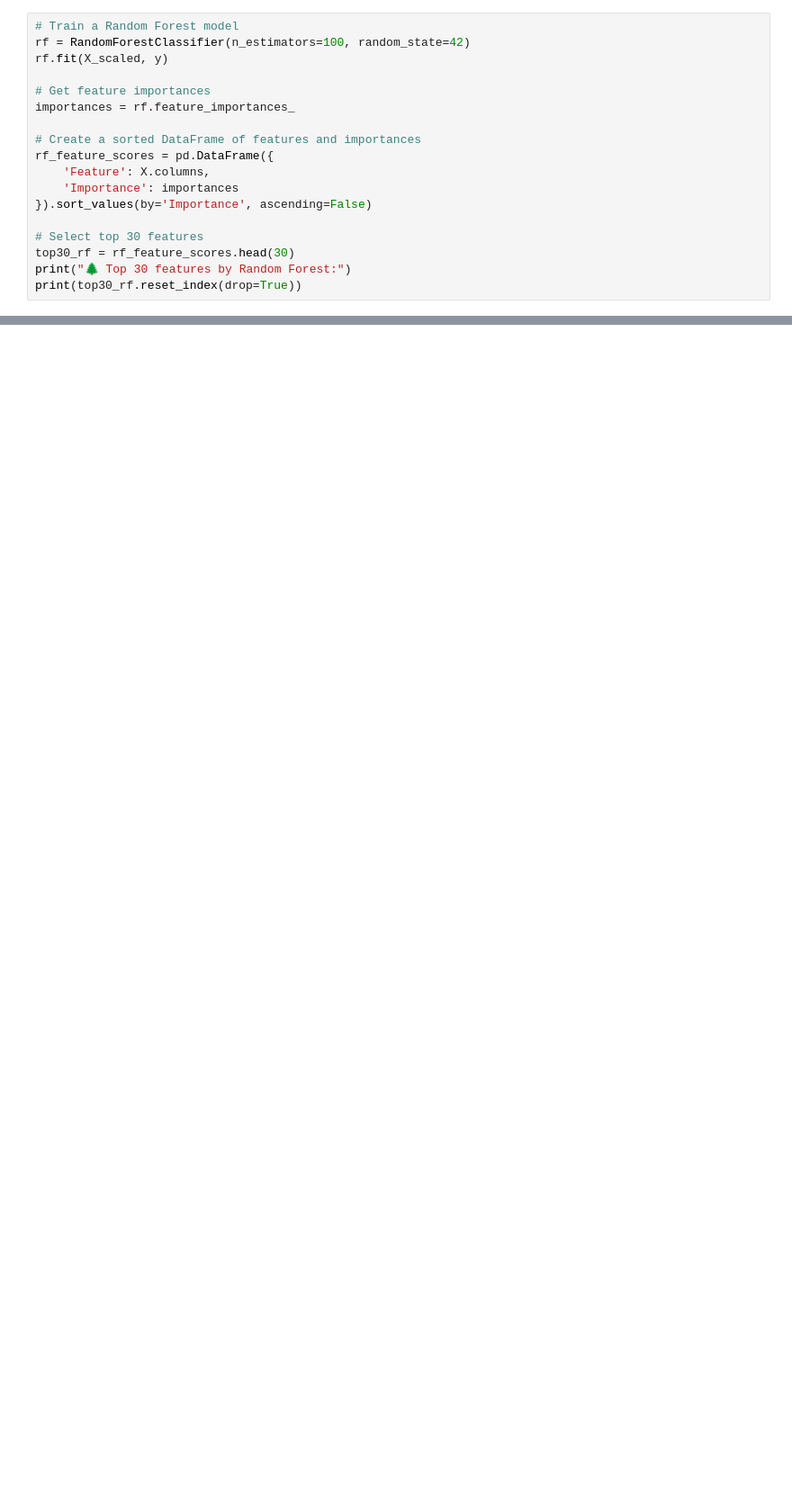
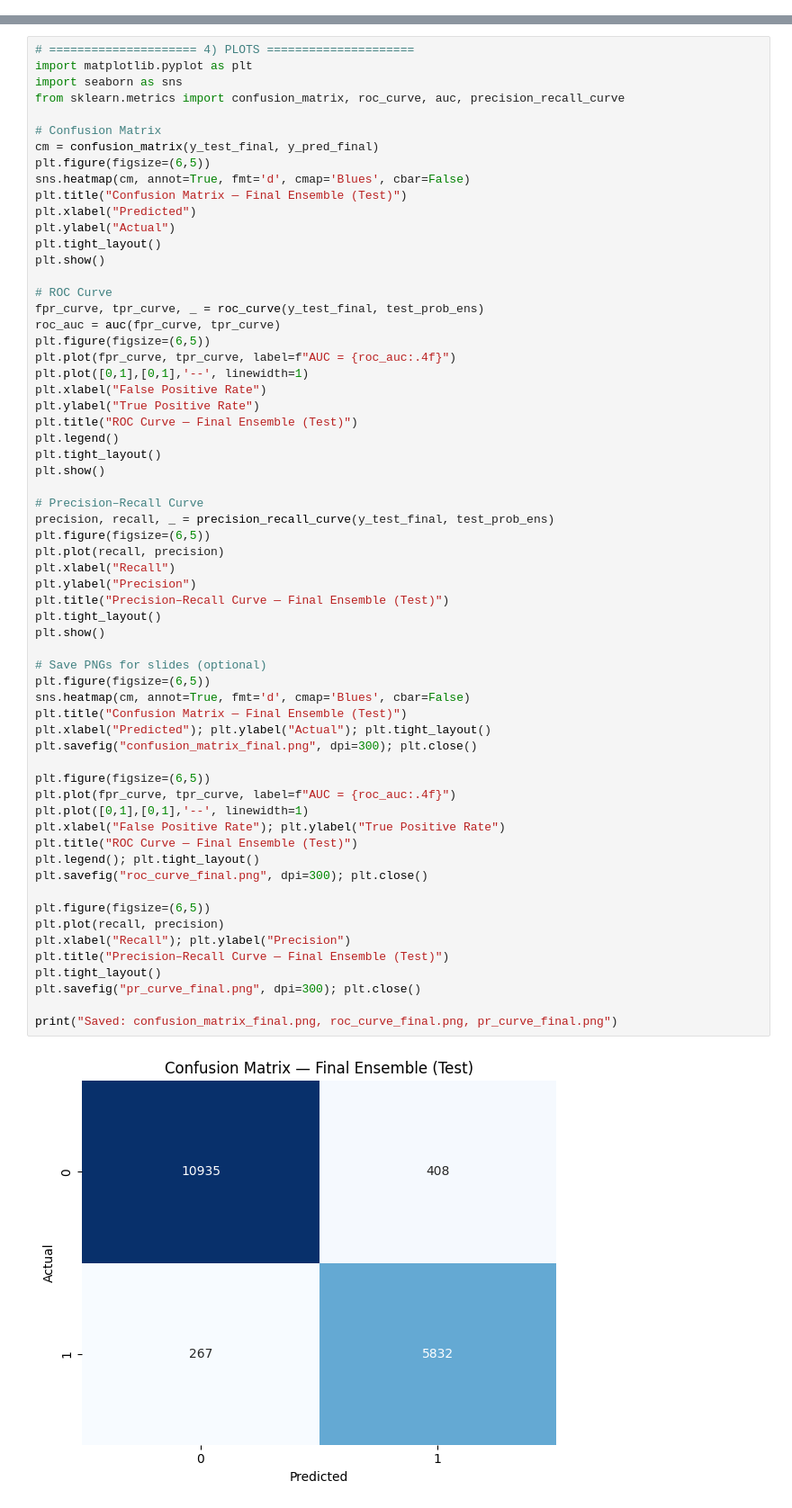
Before and after one commit to Viishnu07/DLI_GroupAE_URLPhishing, a Jupyter notebook: Viishnu_Deep_Learning.ipynb, the cells around one changed output, grey strips where cells are left out. Shown at 90% size. Drawn from its saved outputs; the diff is of its cells as text; blank space fills up the shorter version.

```diff
--- a/Viishnu_Deep_Learning.ipynb
+++ b/Viishnu_Deep_Learning.ipynb
@@ -112,18 +0,0 @@ Select Top 30 Features using Random Forest Feature Importance
-# %%
-# Train a Random Forest model
-rf = RandomForestClassifier(n_estimators=100, random_state=42)
-rf.fit(X_scaled, y)
-
-# Get feature importances
-importances = rf.feature_importances_
-
-# Create a sorted DataFrame of features and importances
-rf_feature_scores = pd.DataFrame({
-    'Feature': X.columns,
-    'Importance': importances
-}).sort_values(by='Importance', ascending=False)
-
-# Select top 30 features
-top30_rf = rf_feature_scores.head(30)
-print("🌲 Top 30 features by Random Forest:")
-print(top30_rf.reset_index(drop=True))
@@ -288,0 +522,64 @@ Achieved F1 = 0.91, target met
+# %%
+# ===================== 4) PLOTS =====================
+import matplotlib.pyplot as plt
+import seaborn as sns
+from sklearn.metrics import confusion_matrix, roc_curve, auc, precision_recall_curve
+
+# Confusion Matrix
+cm = confusion_matrix(y_test_final, y_pred_final)
+plt.figure(figsize=(6,5))
+sns.heatmap(cm, annot=True, fmt='d', cmap='Blues', cbar=False)
+plt.title("Confusion Matrix — Final Ensemble (Test)")
+plt.xlabel("Predicted")
+plt.ylabel("Actual")
+plt.tight_layout()
+plt.show()
+
+# ROC Curve
+fpr_curve, tpr_curve, _ = roc_curve(y_test_final, test_prob_ens)
+roc_auc = auc(fpr_curve, tpr_curve)
+plt.figure(figsize=(6,5))
+plt.plot(fpr_curve, tpr_curve, label=f"AUC = {roc_auc:.4f}")
+plt.plot([0,1],[0,1],'--', linewidth=1)
+plt.xlabel("False Positive Rate")
+plt.ylabel("True Positive Rate")
+plt.title("ROC Curve — Final Ensemble (Test)")
+plt.legend()
+plt.tight_layout()
+plt.show()
+
+# Precision–Recall Curve
+precision, recall, _ = precision_recall_curve(y_test_final, test_prob_ens)
+plt.figure(figsize=(6,5))
+plt.plot(recall, precision)
+plt.xlabel("Recall")
+plt.ylabel("Precision")
+plt.title("Precision–Recall Curve — Final Ensemble (Test)")
+plt.tight_layout()
+plt.show()
+
+# Save PNGs for slides (optional)
+plt.figure(figsize=(6,5))
+sns.heatmap(cm, annot=True, fmt='d', cmap='Blues', cbar=False)
+plt.title("Confusion Matrix — Final Ensemble (Test)")
+plt.xlabel("Predicted"); plt.ylabel("Actual"); plt.tight_layout()
+plt.savefig("confusion_matrix_final.png", dpi=300); plt.close()
+
+plt.figure(figsize=(6,5))
+plt.plot(fpr_curve, tpr_curve, label=f"AUC = {roc_auc:.4f}")
+plt.plot([0,1],[0,1],'--', linewidth=1)
+plt.xlabel("False Positive Rate"); plt.ylabel("True Positive Rate")
+plt.title("ROC Curve — Final Ensemble (Test)")
+plt.legend(); plt.tight_layout()
+plt.savefig("roc_curve_final.png", dpi=300); plt.close()
+
+plt.figure(figsize=(6,5))
+plt.plot(recall, precision)
+plt.xlabel("Recall"); plt.ylabel("Precision")
+plt.title("Precision–Recall Curve — Final Ensemble (Test)")
+plt.tight_layout()
+plt.savefig("pr_curve_final.png", dpi=300); plt.close()
+
+print("Saved: confusion_matrix_final.png, roc_curve_final.png, pr_curve_final.png")
+# %% [output]
+[figure, added]
```
Also changed, not shown: parts of 34 cells of this notebook.
